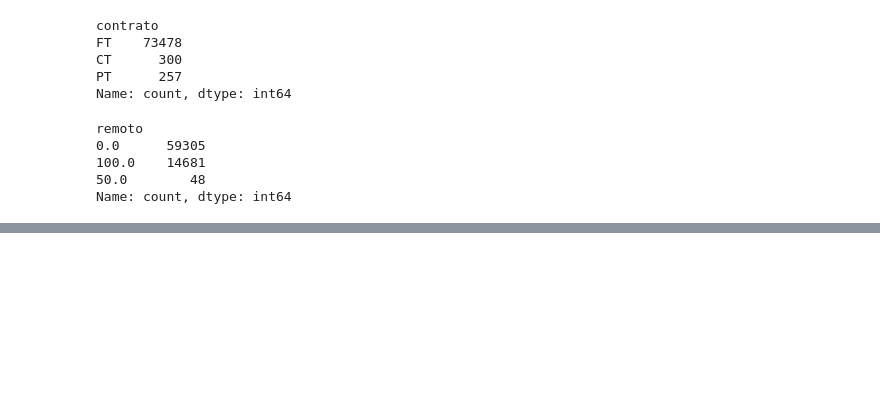
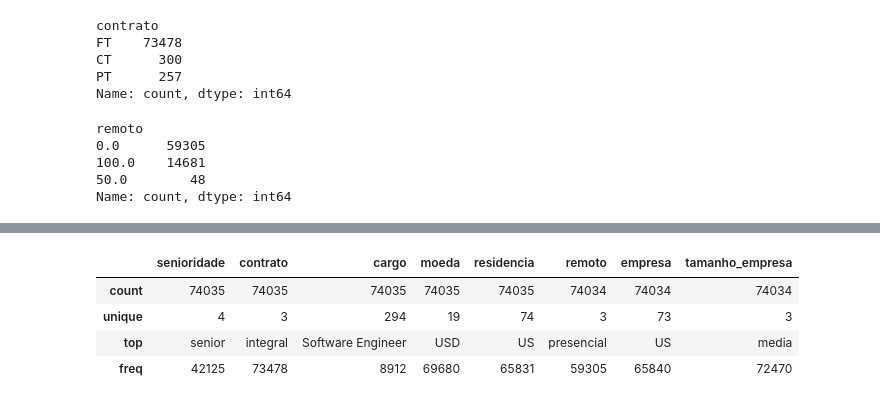
Before and after one commit to gabrielanebbia/alura-dados-com-python, a Jupyter notebook: aula-1/aula1.ipynb, the cells around one changed output, grey strips where cells are left out. Cells and saved outputs as stored; diff of their text form; code cells hidden in the pictures; blank space fills up the shorter version.

```diff
--- a/aula-1/aula1.ipynb
+++ b/aula-1/aula1.ipynb
@@ -164,0 +263,9 @@ Name: count, dtype: int64
+# %%
+#### 2. Ou selecionar colunas textuais e descrever apenas elas
+df.select_dtypes(include=['object', 'string']).describe()
+# %% [output]
+|  | senioridade | contrato | cargo | moeda | residencia | remoto | empresa | tamanho_empresa |
+| count | 74035 | 74035 | 74035 | 74035 | 74035 | 74034 | 74034 | 74034 |
+| unique | 4 | 3 | 294 | 19 | 74 | 3 | 73 | 3 |
+| top | senior | integral | Software Engineer | USD | US | presencial | US | media |
+| freq | 42125 | 73478 | 8912 | 69680 | 65831 | 59305 | 65840 | 72470 |
```
Also changed, not shown: parts of 8 cells of this notebook.
